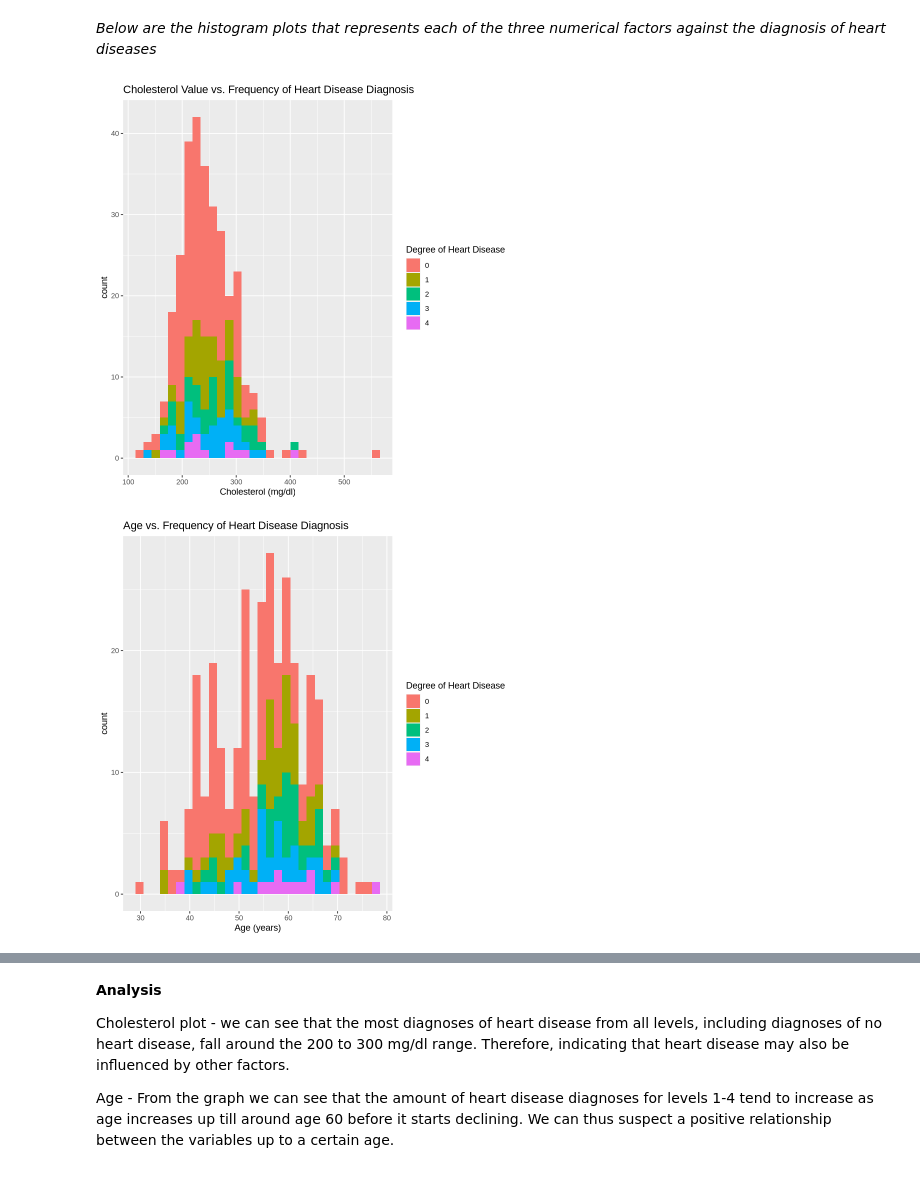
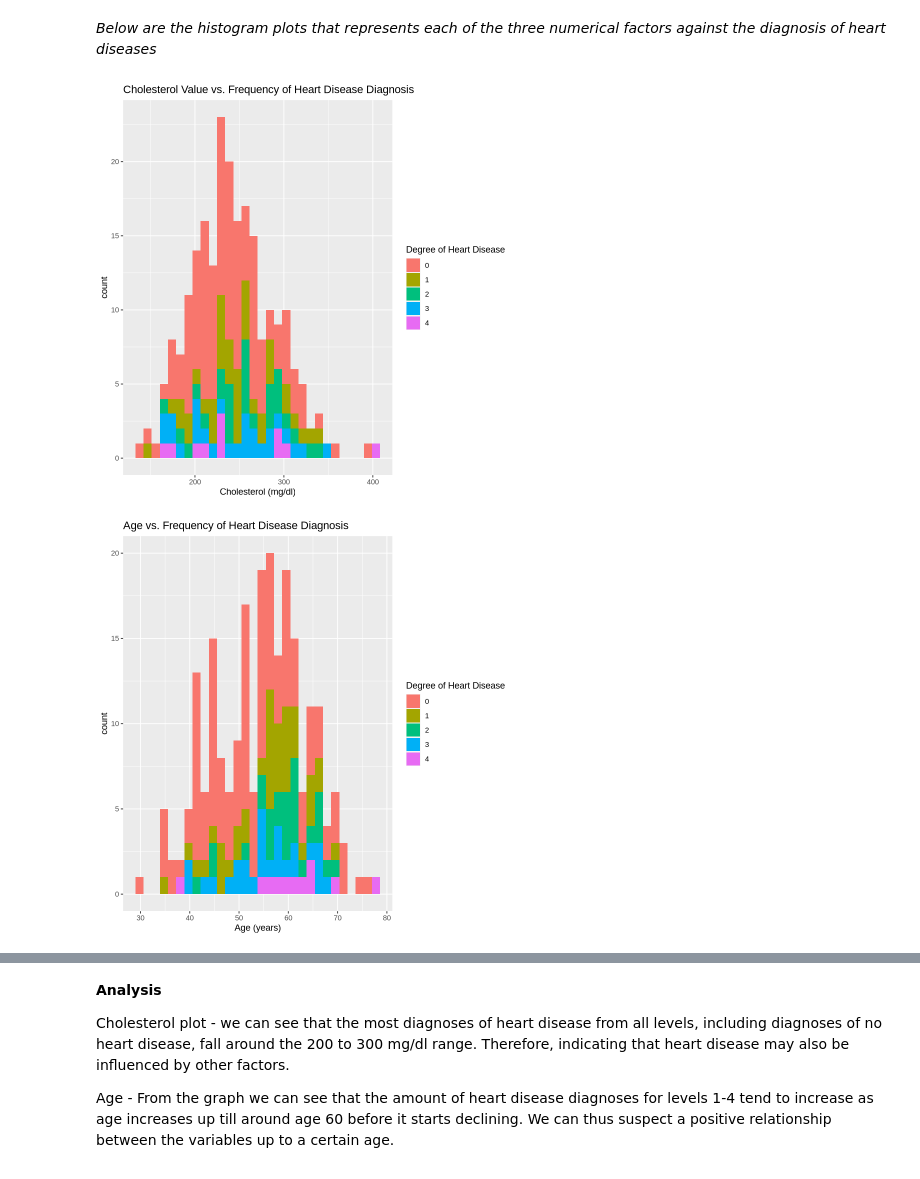
Before and after one commit to JJyang30/DSCI100-019-Group-Project, a Jupyter notebook: Dsci_Project.ipynb, the cells around one changed output, grey strips where cells are left out. Drawn from its saved outputs; the diff is of its cells as text; code cells hidden in the pictures.

```diff
--- a/Dsci_Project.ipynb
+++ b/Dsci_Project.ipynb
@@ -50,12 +50,12 @@ heart_data <- read.table("Data/processed.cleveland.data",
                          col.names = col_names, sep = ",")
 
 
-heart_data_anaylsis <- heart_data |>
+heart_data_analysis <- heart_data |>
     select(age, sex, chol, trestbps, num)
-heart_data_anaylsis
 
+heart_data_split <- initial_split(heart_data_analysis, prop = 0.75, strata = num)
+heart_data_train <- training(heart_data_split)
+heart_data_test <- testing(heart_data_split)
 
-number_of_rows <- heart_data_anaylsis |>
-    nrow()
-number_of_rows
+heart_data_train
 # %% [output]
@@ -128,29 +127,29 @@ A grouped_df: 2 × 2
 # %% [markdown]
 *Below are the histogram plots that represents each of the three numerical factors against the diagnosis of heart diseases*
 # %%
-chol_trend_graph <- heart_data_anaylsis |> ggplot(aes(x = chol, fill = factor(num))) +
+chol_trend_graph <- heart_data_train |> ggplot(aes(x = chol, fill = factor(num))) +
     geom_histogram(bins = 30) +
     labs(x = "Cholesterol (mg/dl)",
          title = "Cholesterol Value vs. Frequency of Heart Disease Diagnosis",
          fill = "Degree of Heart Disease")
 
-age_trend_graph <- heart_data_anaylsis |>
+age_trend_graph <- heart_data_train |>
     ggplot(aes(x = age, fill = factor(num))) +
     geom_histogram(bins = 30) +
     labs(x = "Age (years)",
          title = "Age vs. Frequency of Heart Disease Diagnosis",
          fill = "Degree of Heart Disease")
 
-trestbps_trend_graph <- heart_data_anaylsis |>
+trestbps_trend_graph <- heart_data_train |>
     ggplot(aes(x = trestbps, fill = factor(num))) +
     geom_histogram(bins = 30) +
     labs(x = "Resting Blood Pressure (mmHg)",
          title = "Resting Blood Pressure vs. Frequency of Heart Disease Diagnosis",
          fill = "Degree of Heart Disease")
 
 chol_trend_graph
 age_trend_graph
 trestbps_trend_graph
 # %% [output]
-[figure, old version]
+[figure, new version]
-[figure, old version]
+[figure, new version]
```
Also changed, not shown: parts of 7 cells of this notebook.
